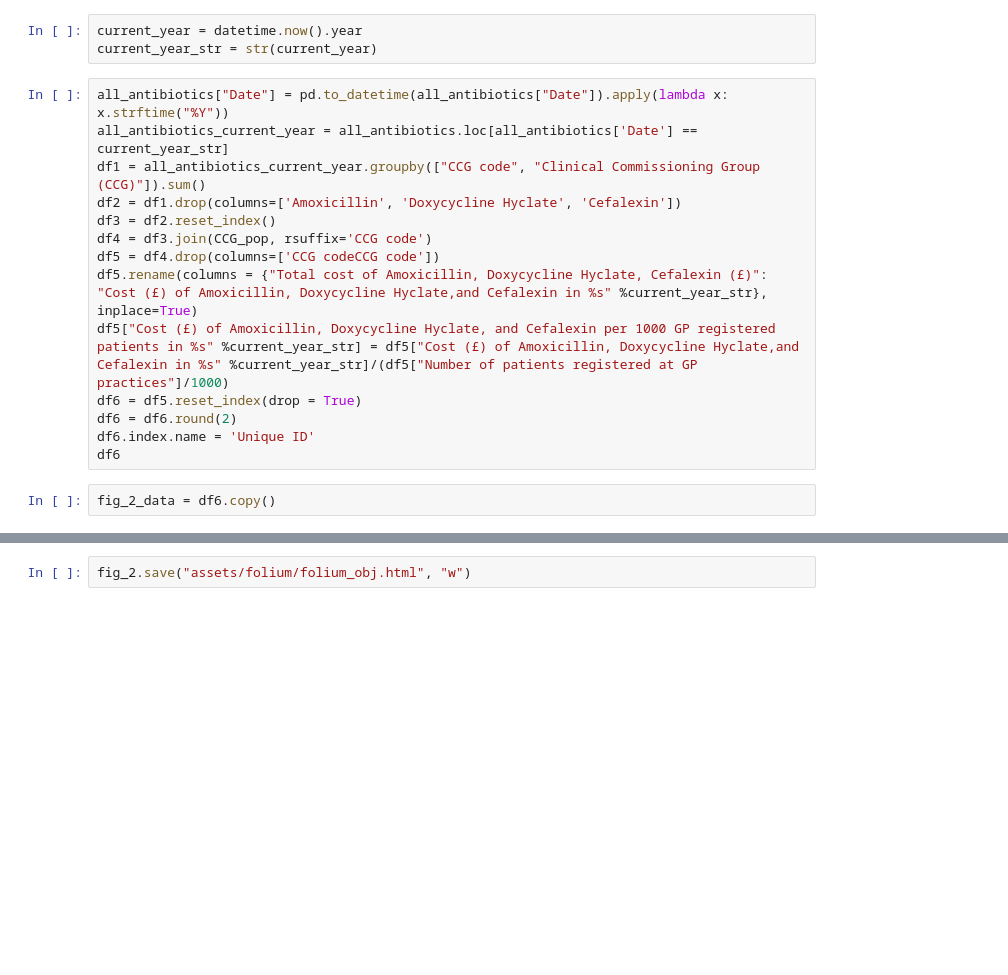
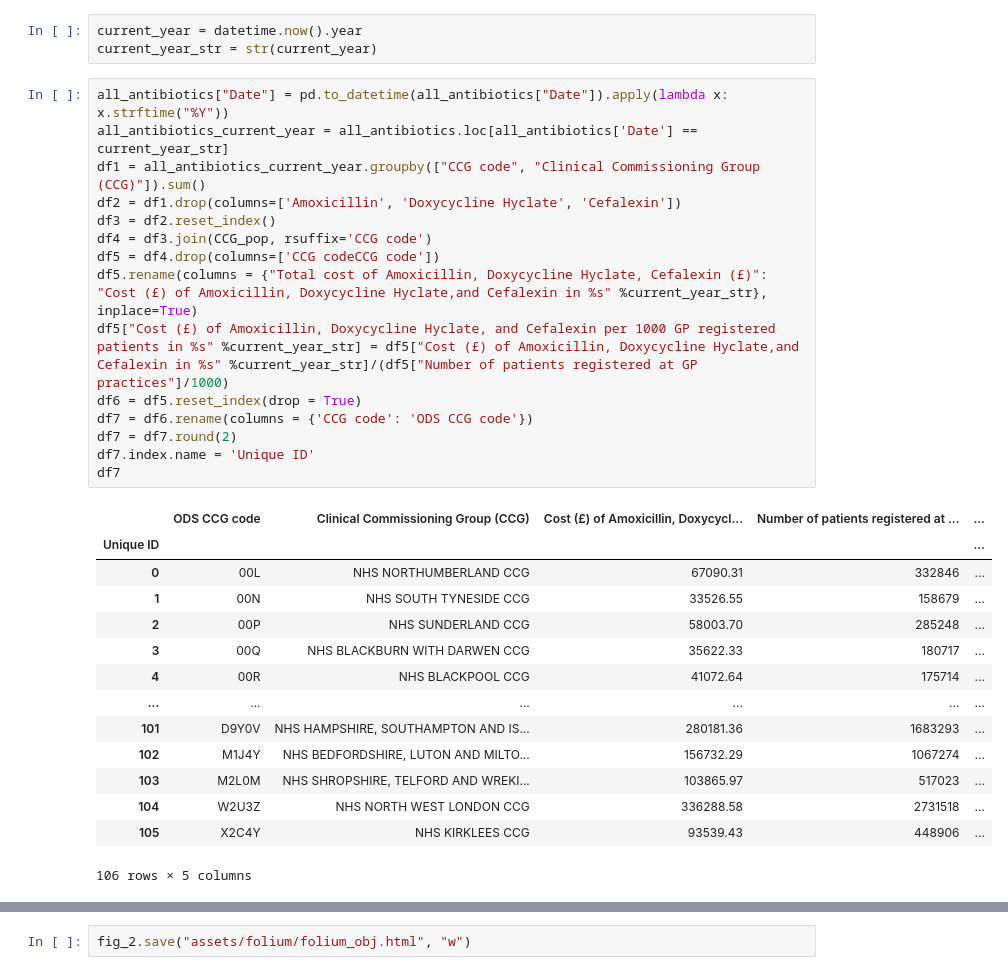
Before and after one commit to mattia-ficarelli/antibiotic_cost, a Jupyter notebook: dev.ipynb, the cells around one changed output, grey strips where cells are left out. Saved outputs shown, nothing was run; the diff lists cells and outputs as text; blank space fills up the shorter version.

```diff
--- a/dev.ipynb
+++ b/dev.ipynb
@@ -130,16 +192,30 @@ current_year_str = str(current_year)
 # %%
 all_antibiotics["Date"] = pd.to_datetime(all_antibiotics["Date"]).apply(lambda x: x.strftime("%Y"))
 all_antibiotics_current_year = all_antibiotics.loc[all_antibiotics['Date'] == current_year_str]
 df1 = all_antibiotics_current_year.groupby(["CCG code", "Clinical Commissioning Group (CCG)"]).sum()
 df2 = df1.drop(columns=['Amoxicillin', 'Doxycycline Hyclate', 'Cefalexin'])
 df3 = df2.reset_index()
 df4 = df3.join(CCG_pop, rsuffix='CCG code')
 df5 = df4.drop(columns=['CCG codeCCG code'])
 df5.rename(columns = {"Total cost of Amoxicillin, Doxycycline Hyclate, Cefalexin (£)": "Cost (£) of Amoxicillin, Doxycycline Hyclate,and Cefalexin in %s" %current_year_str}, inplace=True)
 df5["Cost (£) of Amoxicillin, Doxycycline Hyclate, and Cefalexin per 1000 GP registered patients in %s" %current_year_str] = df5["Cost (£) of Amoxicillin, Doxycycline Hyclate,and Cefalexin in %s" %current_year_str]/(df5["Number of patients registered at GP practices"]/1000)
 df6 = df5.reset_index(drop = True)
-df6 = df6.round(2)
-df6.index.name = 'Unique ID'
-df6
+df7 = df6.rename(columns = {'CCG code': 'ODS CCG code'})
+df7 = df7.round(2)
+df7.index.name = 'Unique ID'
+df7
+# %% [output]
+|  | ODS CCG code | Clinical Commissioning Group (CCG) | Cost (£) of Amoxicillin, Doxycycl... | Number of patients registered at ... | ... |
+| Unique ID |  |  |  |  | ... |
+| 0 | 00L | NHS NORTHUMBERLAND CCG | 67090.31 | 332846 | ... |
+| 1 | 00N | NHS SOUTH TYNESIDE CCG | 33526.55 | 158679 | ... |
+| 2 | 00P | NHS SUNDERLAND CCG | 58003.70 | 285248 | ... |
+| 3 | 00Q | NHS BLACKBURN WITH DARWEN CCG | 35622.33 | 180717 | ... |
+| 4 | 00R | NHS BLACKPOOL CCG | 41072.64 | 175714 | ... |
+| ... | ... | ... | ... | ... | ... |
+| 101 | D9Y0V | NHS HAMPSHIRE, SOUTHAMPTON AND IS... | 280181.36 | 1683293 | ... |
+| 102 | M1J4Y | NHS BEDFORDSHIRE, LUTON AND MILTO... | 156732.29 | 1067274 | ... |
+| 103 | M2L0M | NHS SHROPSHIRE, TELFORD AND WREKI... | 103865.97 | 517023 | ... |
+| 104 | W2U3Z | NHS NORTH WEST LONDON CCG | 336288.58 | 2731518 | ... |
+| 105 | X2C4Y | NHS KIRKLEES CCG | 93539.43 | 448906 | ... |
+106 rows × 5 columns
-# %%
-fig_2_data = df6.copy()
```
Also changed, not shown: parts of 16 cells of this notebook, 2 other files.
